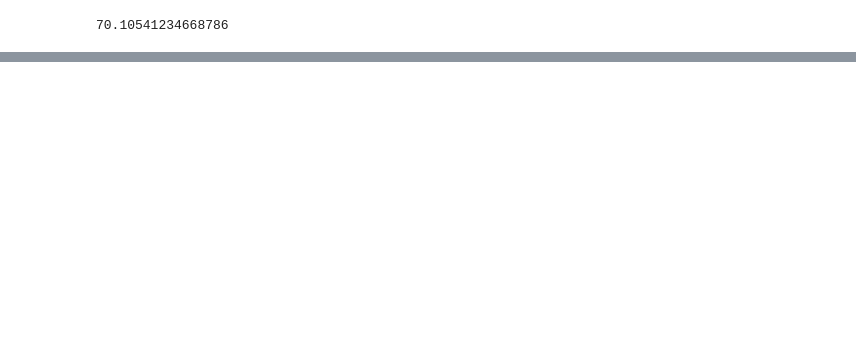
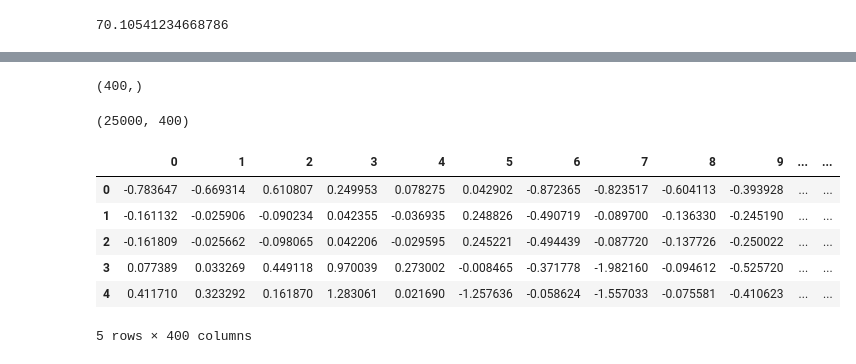
Before and after one commit to goru001/nlp-for-kannada, a Jupyter notebook: language-model/Kannada_Language_Model.ipynb, the cells around one changed output, grey strips where cells are left out. Saved outputs shown, nothing was run; the diff lists cells and outputs as text; code cells hidden in the pictures; blank space fills up the shorter version.

```diff
--- a/language-model/Kannada_Language_Model.ipynb
+++ b/language-model/Kannada_Language_Model.ipynb
@@ -209,0 +240,2 @@ np.exp(4.25)
+# %%
+encoder = get_model(learn.model)[0]
@@ -209,0 +246,14 @@ np.exp(4.25)
+# %%
+embeddings = encoder.state_dict()['encoder.weight']
+# %%
+embeddings = np.array(embeddings)
+# %%
+embeddings[0].shape
+# %% [output]
+(400,)
+# %%
+df = pd.DataFrame(embeddings)
+# %%
+df.shape
+# %% [output]
+(25000, 400)
@@ -209,0 +262,10 @@ np.exp(4.25)
+# %%
+df.head()
+# %% [output]
+|  | 0 | 1 | 2 | 3 | 4 | 5 | 6 | 7 | 8 | 9 | ... | ... |
+| 0 | -0.783647 | -0.669314 | 0.610807 | 0.249953 | 0.078275 | 0.042902 | -0.872365 | -0.823517 | -0.604113 | -0.393928 | ... | ... |
+| 1 | -0.161132 | -0.025906 | -0.090234 | 0.042355 | -0.036935 | 0.248826 | -0.490719 | -0.089700 | -0.136330 | -0.245190 | ... | ... |
+| 2 | -0.161809 | -0.025662 | -0.098065 | 0.042206 | -0.029595 | 0.245221 | -0.494439 | -0.087720 | -0.137726 | -0.250022 | ... | ... |
+| 3 | 0.077389 | 0.033269 | 0.449118 | 0.970039 | 0.273002 | -0.008465 | -0.371778 | -1.982160 | -0.094612 | -0.525720 | ... | ... |
+| 4 | 0.411710 | 0.323292 | 0.161870 | 1.283061 | 0.021690 | -1.257636 | -0.058624 | -1.557033 | -0.075581 | -0.410623 | ... | ... |
+5 rows × 400 columns
```
Also changed, not shown: parts of 21 cells of this notebook, 4 other files.
